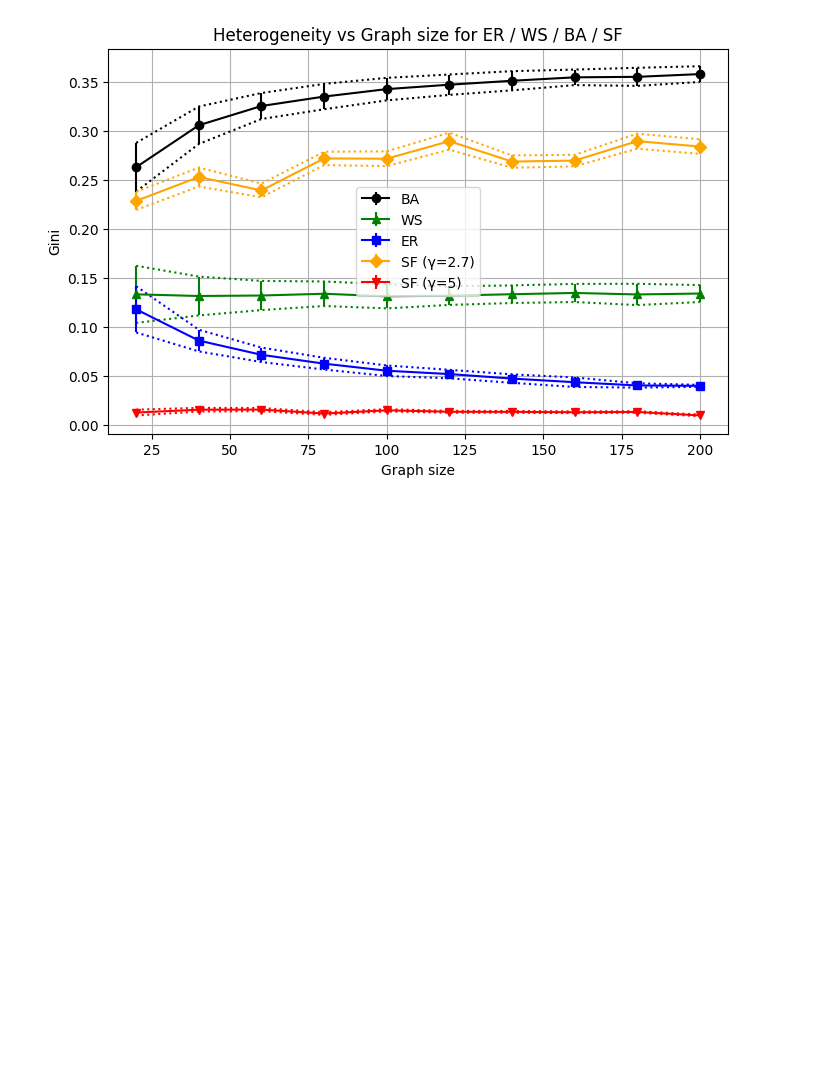
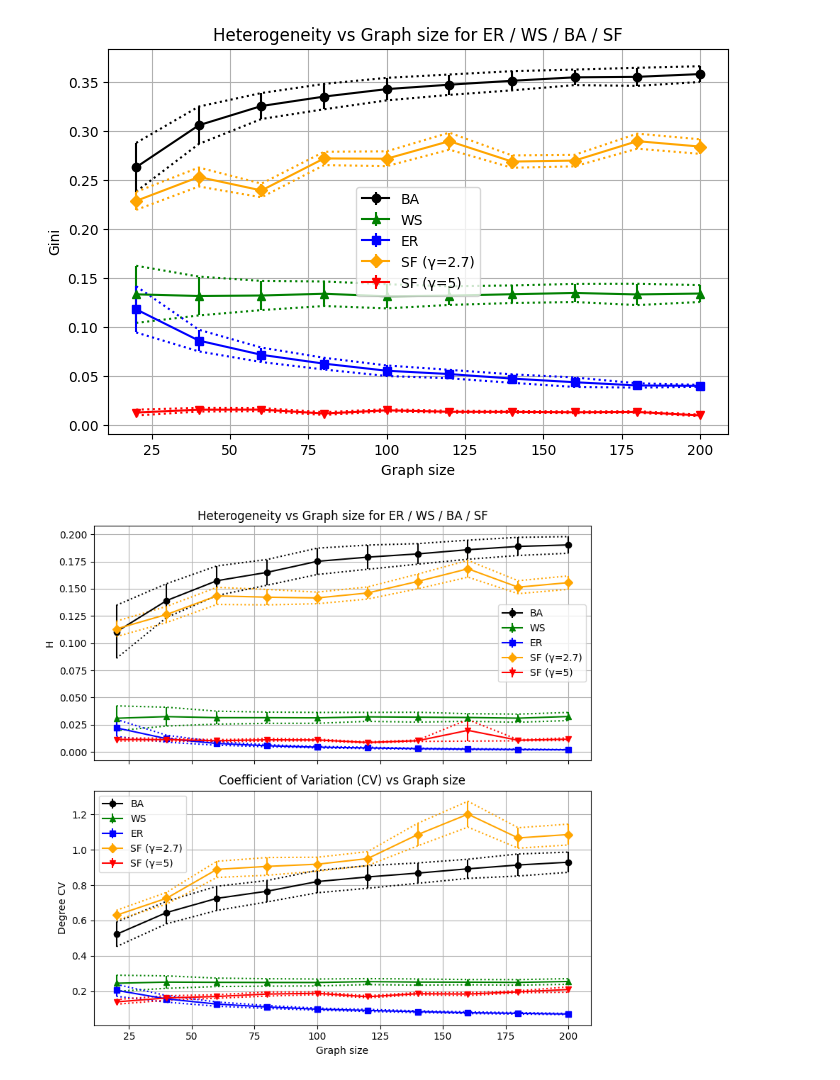
Before and after one commit to hghaemi/h_index_paper, a Jupyter notebook: random_artificial_networks.ipynb, the cells around one changed output. Drawn from its saved outputs; the diff is of its cells as text; code cells hidden in the pictures; blank space fills up the shorter version.

```diff
--- a/random_artificial_networks.ipynb
+++ b/random_artificial_networks.ipynb
@@ -1825,0 +1974,5 @@ plot_gini_results(results)
+# %%
+results = compute_H_and_CV_over_sizes_geometric(runs=100)
+plot_H_and_CV_combined(results)
+# %% [output]
+[figure, added]
```
Also changed, not shown: parts of 5 cells of this notebook.
